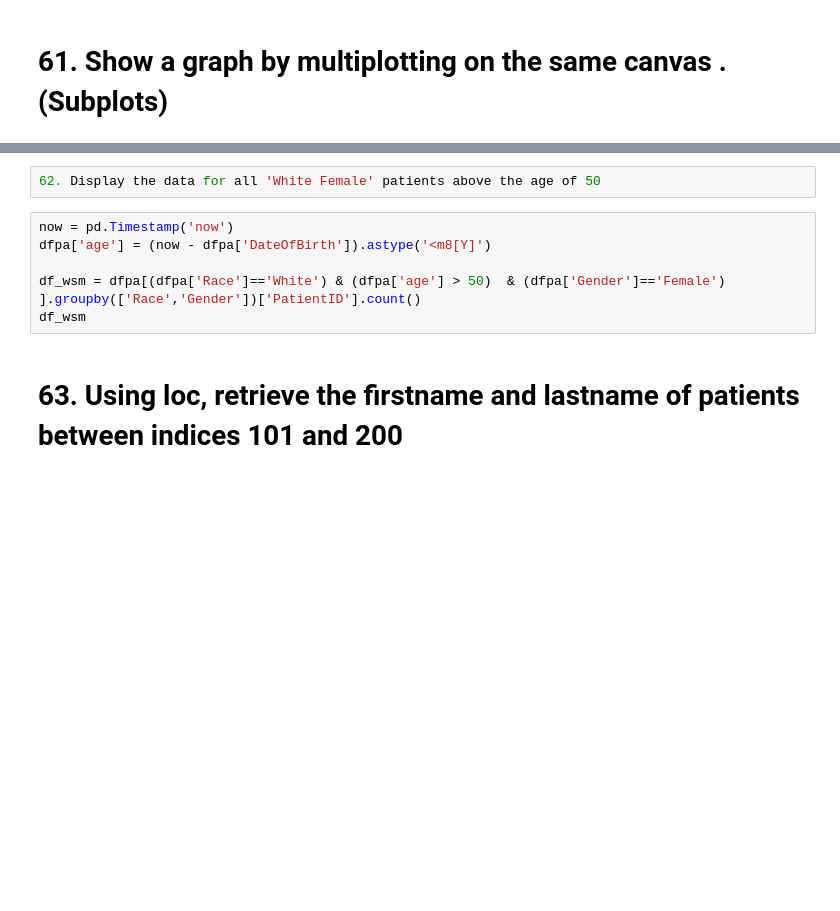
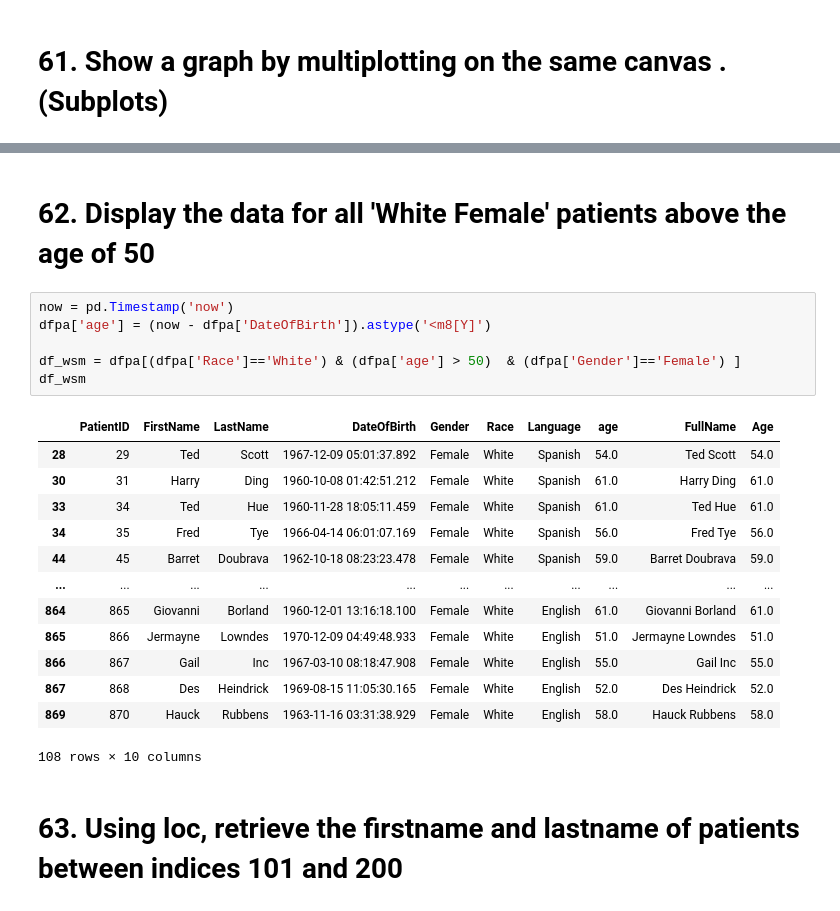
Before and after one commit to sharmaruchi02/Python_heckathon, a Jupyter notebook: Python_Hackathon_DataNinjas.ipynb, the cells around one changed output, grey strips where cells are left out. Drawn from its saved outputs; the diff is of its cells as text; blank space fills up the shorter version.

```diff
--- a/Python_Hackathon_DataNinjas.ipynb
+++ b/Python_Hackathon_DataNinjas.ipynb
@@ -900,11 +902,25 @@ plt.show()
-# %%
-62. Display the data for all 'White Female' patients above the age of 50
+# %% [markdown]
+# 62. Display the data for all 'White Female' patients above the age of 50
 # %%
 now = pd.Timestamp('now')
 dfpa['age'] = (now - dfpa['DateOfBirth']).astype('<m8[Y]')
 
-df_wsm = dfpa[(dfpa['Race']=='White') & (dfpa['age'] > 50)  & (dfpa['Gender']=='Female') ].groupby(['Race','Gender'])['PatientID'].count()
+df_wsm = dfpa[(dfpa['Race']=='White') & (dfpa['age'] > 50)  & (dfpa['Gender']=='Female') ]
 df_wsm
+# %% [output]
+|  | PatientID | FirstName | LastName | DateOfBirth | Gender | Race | Language | age | FullName | Age |
+| 28 | 29 | Ted | Scott | 1967-12-09 05:01:37.892 | Female | White | Spanish | 54.0 | Ted Scott | 54.0 |
+| 30 | 31 | Harry | Ding | 1960-10-08 01:42:51.212 | Female | White | Spanish | 61.0 | Harry Ding | 61.0 |
+| 33 | 34 | Ted | Hue | 1960-11-28 18:05:11.459 | Female | White | Spanish | 61.0 | Ted Hue | 61.0 |
+| 34 | 35 | Fred | Tye | 1966-04-14 06:01:07.169 | Female | White | Spanish | 56.0 | Fred Tye | 56.0 |
+| 44 | 45 | Barret | Doubrava | 1962-10-18 08:23:23.478 | Female | White | Spanish | 59.0 | Barret Doubrava | 59.0 |
+| ... | ... | ... | ... | ... | ... | ... | ... | ... | ... | ... |
+| 864 | 865 | Giovanni | Borland | 1960-12-01 13:16:18.100 | Female | White | English | 61.0 | Giovanni Borland | 61.0 |
+| 865 | 866 | Jermayne | Lowndes | 1970-12-09 04:49:48.933 | Female | White | English | 51.0 | Jermayne Lowndes | 51.0 |
+| 866 | 867 | Gail | Inc | 1967-03-10 08:18:47.908 | Female | White | English | 55.0 | Gail Inc | 55.0 |
+| 867 | 868 | Des | Heindrick | 1969-08-15 11:05:30.165 | Female | White | English | 52.0 | Des Heindrick | 52.0 |
+| 869 | 870 | Hauck | Rubbens | 1963-11-16 03:31:38.929 | Female | White | English | 58.0 | Hauck Rubbens | 58.0 |
+108 rows × 10 columns
 # %% [markdown]
 # 63. Using loc, retrieve the firstname and lastname of patients between indices 101 and 200
 # %%
```
Also changed, not shown: parts of 39 cells of this notebook.
